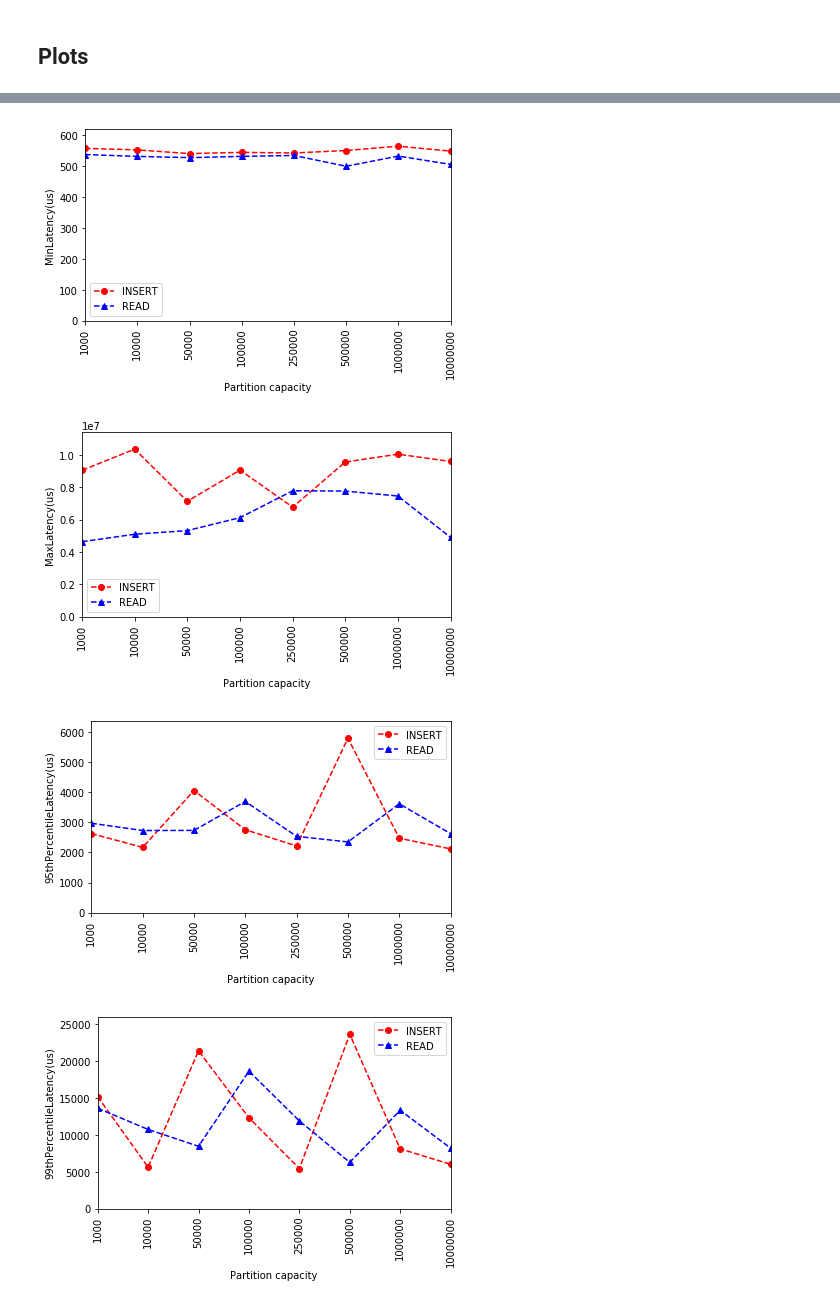
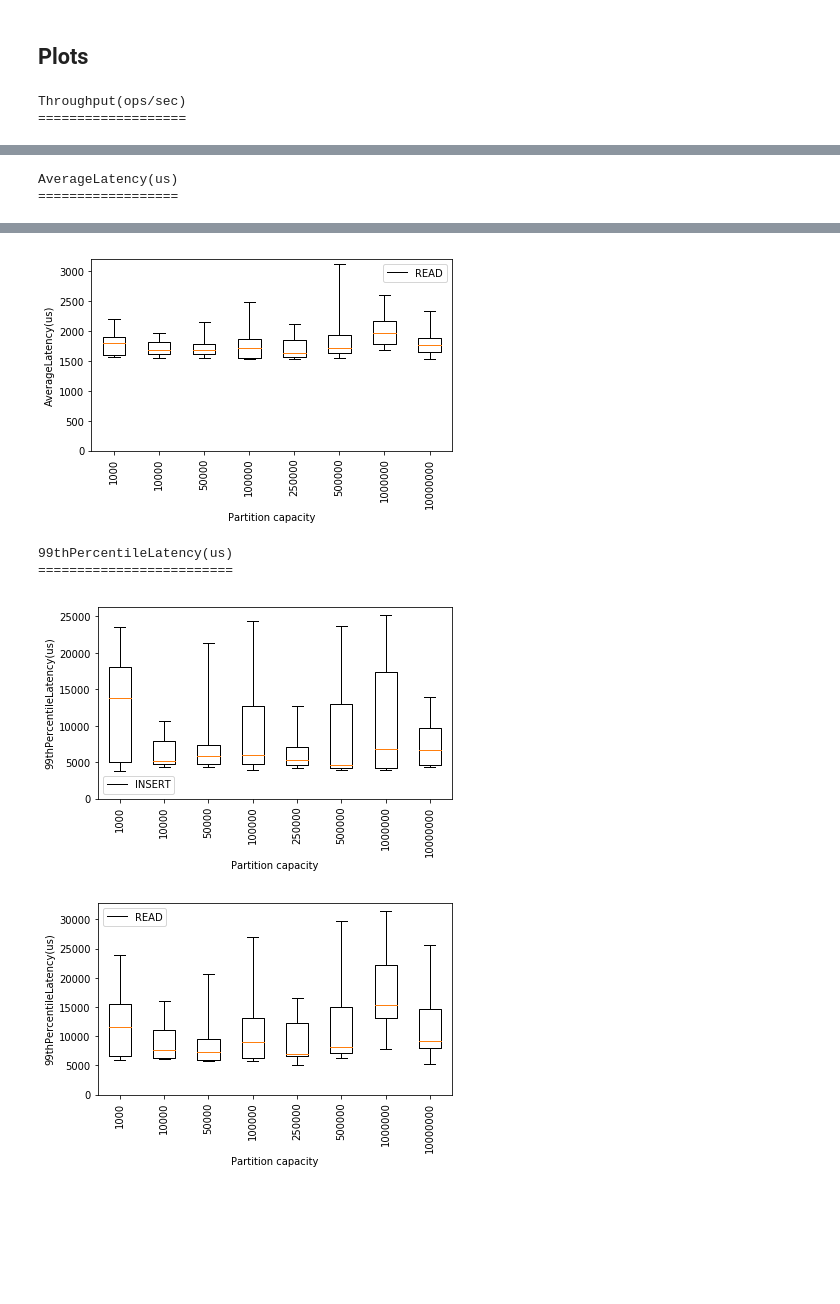
Before and after one commit to fawind/actor-db, a Jupyter notebook: benchmark/eval/eval.ipynb, the cells around one changed output, grey strips where cells are left out. Drawn from its saved outputs; the diff is of its cells as text; code cells hidden in the pictures; blank space fills up the shorter version.

```diff
--- a/benchmark/eval/eval.ipynb
+++ b/benchmark/eval/eval.ipynb
@@ -3,7 +3,7 @@
 # %% [markdown]
 ### Set path to log directory here.
 # %%
-LOG_DIR = "/Users/law/drive/msc/m3/adb/bm_results/bm_logs"
+LOG_DIR = "/Users/law/drive/msc/m3/adb/bm_results"
 # %% [markdown]
 ##  Run all cells and all the plots will magically appear :)
 # %% [markdown]
@@ -79,0 +86,15 @@ READS = {file: run.final_info for file, run in runs.items() if file.startswith('
+# %%
+from collections import defaultdict
+
+def get_final_info(runs, file_type):
+    res = defaultdict(list)
+    for file, runs in runs.items():
+        if file.startswith(file_type):
+            for run in runs:
+                res[file].append(run.final_info)
+
+    return res
+# %%
+RUNS = get_bm_runs(LOG_DIR)
+LOADS = get_final_info(RUNS, 'load')
+READS = get_final_info(RUNS, 'read')
@@ -89,4 +114,4 @@ def capacity_from_file(file):
 ## Plots
 # %%
 from matplotlib import rcParams
-rcParams.update({'figure.autolayout': True})
+rcParams.update({'figure.autolayout': True, 'pgf.rcfonts' : False})
@@ -122,14 +198,16 @@ def plot_info_per_capacity(info_name, out_file_name):
 # %%
 info_names = [
     ('Throughput(ops/sec)', 'throughput'),
-    ('RunTime(ms)', 'runtime'),
+#     ('RunTime(ms)', 'runtime'),
     ('AverageLatency(us)', 'avg_latency'),
-    ('MinLatency(us)', 'min_latency'),
-    ('MaxLatency(us)', 'max_latency'),
-    ('95thPercentileLatency(us)', '95p_latency'),
-    ('99thPercentileLatency(us)', '99p_latecny')
+#     ('MinLatency(us)', 'min_latency'),
+#     ('MaxLatency(us)', 'max_latency'),
+#     ('95thPercentileLatency(us)', '95p_latency'),
+    ('99thPercentileLatency(us)', '99p_latency')
 ]
 
 for info_name, out_file_name in info_names:
     plot_info_per_capacity(info_name, out_file_name)
 # %% [output]
+Throughput(ops/sec)
+===================
@@ -137,0 +216,2 @@ for info_name, out_file_name in info_names:
+AverageLatency(us)
+==================
@@ -139,4 +219,5 @@ for info_name, out_file_name in info_names:
-[figure, old version]
+[figure, new version]
+99thPercentileLatency(us)
+=========================
-[figure, old version]
+[figure, new version]
-[figure, old version]
+[figure, new version]
-[figure, removed]
```
Also changed, not shown: parts of 8 cells of this notebook, 1 other file.
